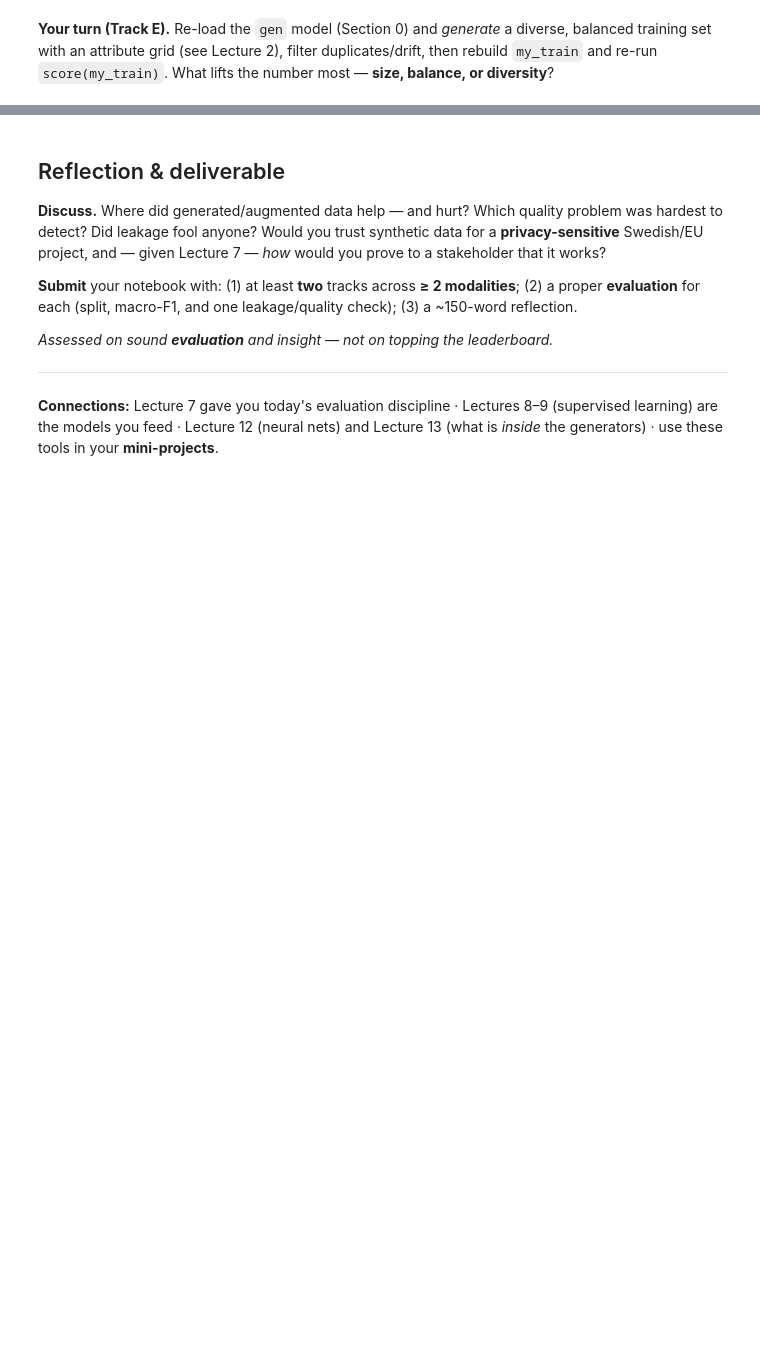
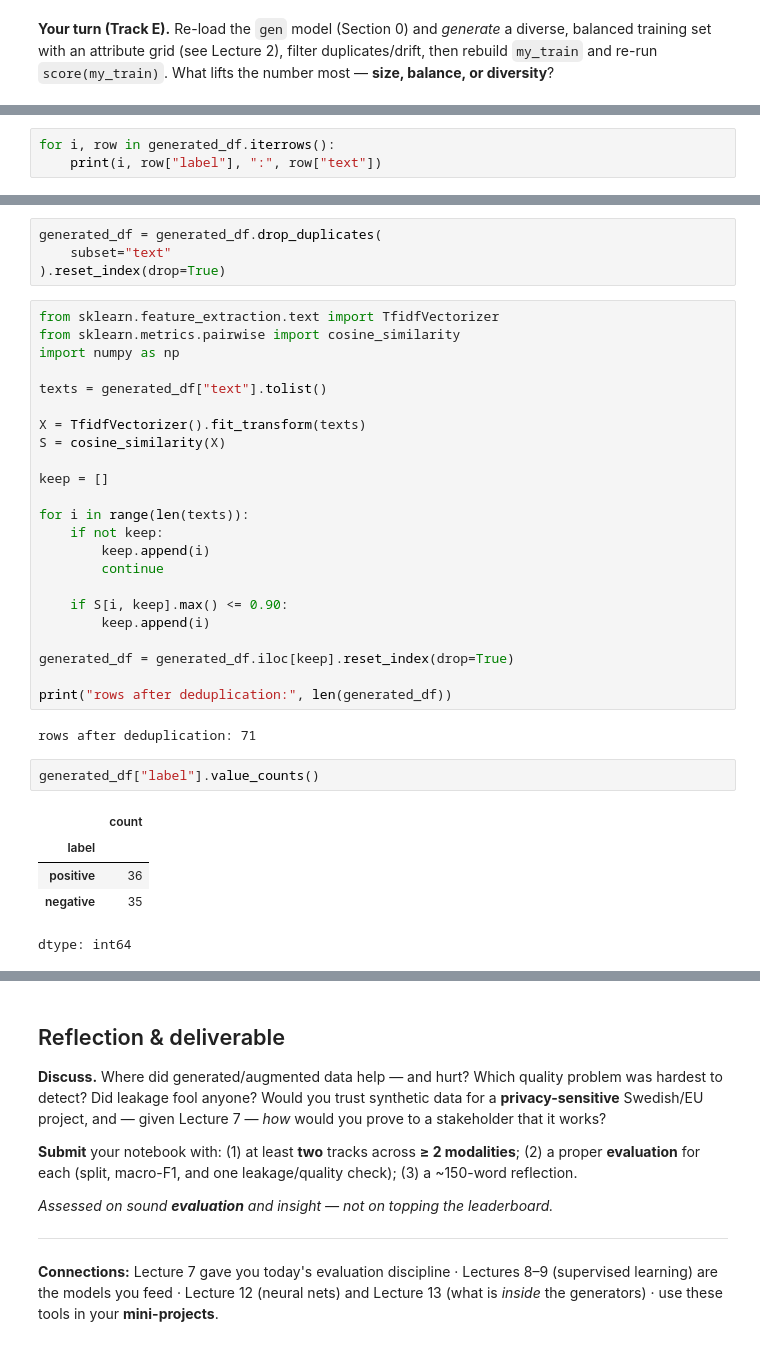
Before and after one commit to myngoc-trg/DA631E_ArtificialIntelligenceForDataScience, a Jupyter notebook: Lecture_6/Malmo_Lecture_6c_Workshop.ipynb, the cells around one changed output, grey strips where cells are left out. Cells and saved outputs as stored; diff of their text form; blank space fills up the shorter version.

```diff
--- a/Lecture_6/Malmo_Lecture_6c_Workshop.ipynb
+++ b/Lecture_6/Malmo_Lecture_6c_Workshop.ipynb
@@ -445,0 +935,3 @@ and re-run `score(my_train)`. What lifts the number most — **size, balance, or
+# %%
+for i, row in generated_df.iterrows():
+    print(i, row["label"], ":", row["text"])
@@ -445,0 +956,37 @@ and re-run `score(my_train)`. What lifts the number most — **size, balance, or
+# %%
+generated_df = generated_df.drop_duplicates(
+    subset="text"
+).reset_index(drop=True)
+# %%
+from sklearn.feature_extraction.text import TfidfVectorizer
+from sklearn.metrics.pairwise import cosine_similarity
+import numpy as np
+
+texts = generated_df["text"].tolist()
+
+X = TfidfVectorizer().fit_transform(texts)
+S = cosine_similarity(X)
+
+keep = []
+
+for i in range(len(texts)):
+    if not keep:
+        keep.append(i)
+        continue
+
+    if S[i, keep].max() <= 0.90:
+        keep.append(i)
+
+generated_df = generated_df.iloc[keep].reset_index(drop=True)
+
+print("rows after deduplication:", len(generated_df))
+# %% [output]
+rows after deduplication: 71
+# %%
+generated_df["label"].value_counts()
+# %% [output]
+|  | count |
+| label |  |
+| positive | 36 |
+| negative | 35 |
+dtype: int64
```
Also changed, not shown: parts of 38 cells of this notebook.
